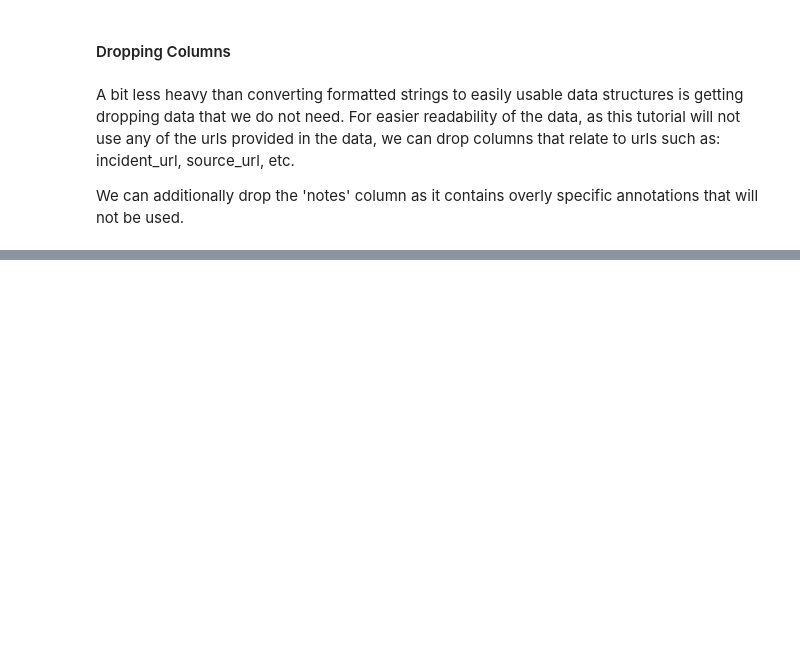
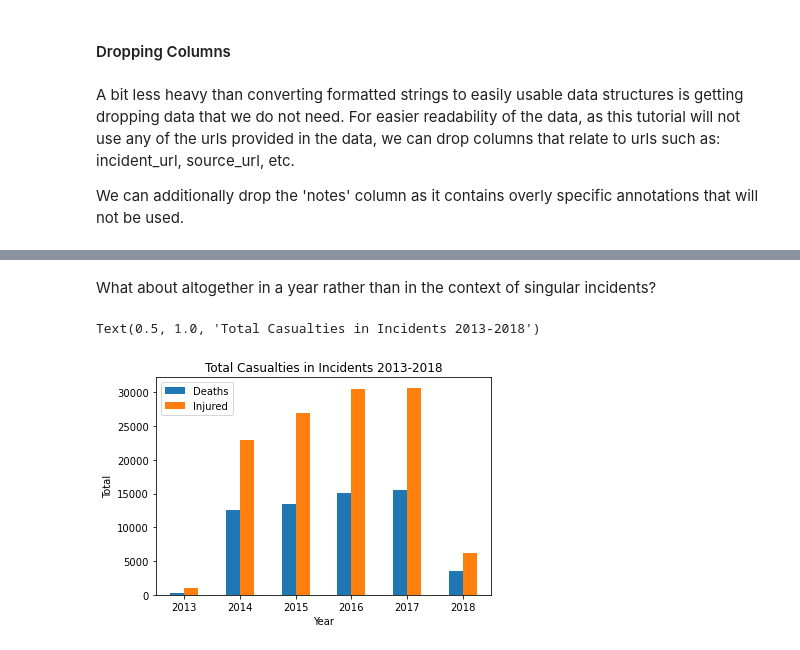
Before and after one commit to susanwen4no/susanwen4no.github.io, a Jupyter notebook: cmsc320/tutorial.ipynb, the cells around one changed output, grey strips where cells are left out. Saved outputs shown, nothing was run; the diff lists cells and outputs as text; code cells hidden in the pictures; blank space fills up the shorter version.

```diff
--- a/cmsc320/tutorial.ipynb
+++ b/cmsc320/tutorial.ipynb
@@ -104,0 +278,16 @@ Although I currently drop this data, this does not mean that all remaining colum
+# %% [markdown]
+
+What about altogether in a year rather than in the context of singular incidents?
+# %%
+# Aggregate values by year to sum
+annual_sum = df.groupby(['year']).sum()
+
+# Plot using pandas matplotlib barplot
+ax = annual_sum[['n_killed', 'n_injured']].plot.bar(rot=0)
+ax.legend(['Deaths', 'Injured'])
+ax.set_xlabel('Year')
+ax.set_ylabel('Total')
+ax.set_title('Total Casualties in Incidents 2013-2018')
+# %% [output]
+Text(0.5, 1.0, 'Total Casualties in Incidents 2013-2018')
+[figure, added]
```
Also changed, not shown: parts of 74 cells of this notebook.
